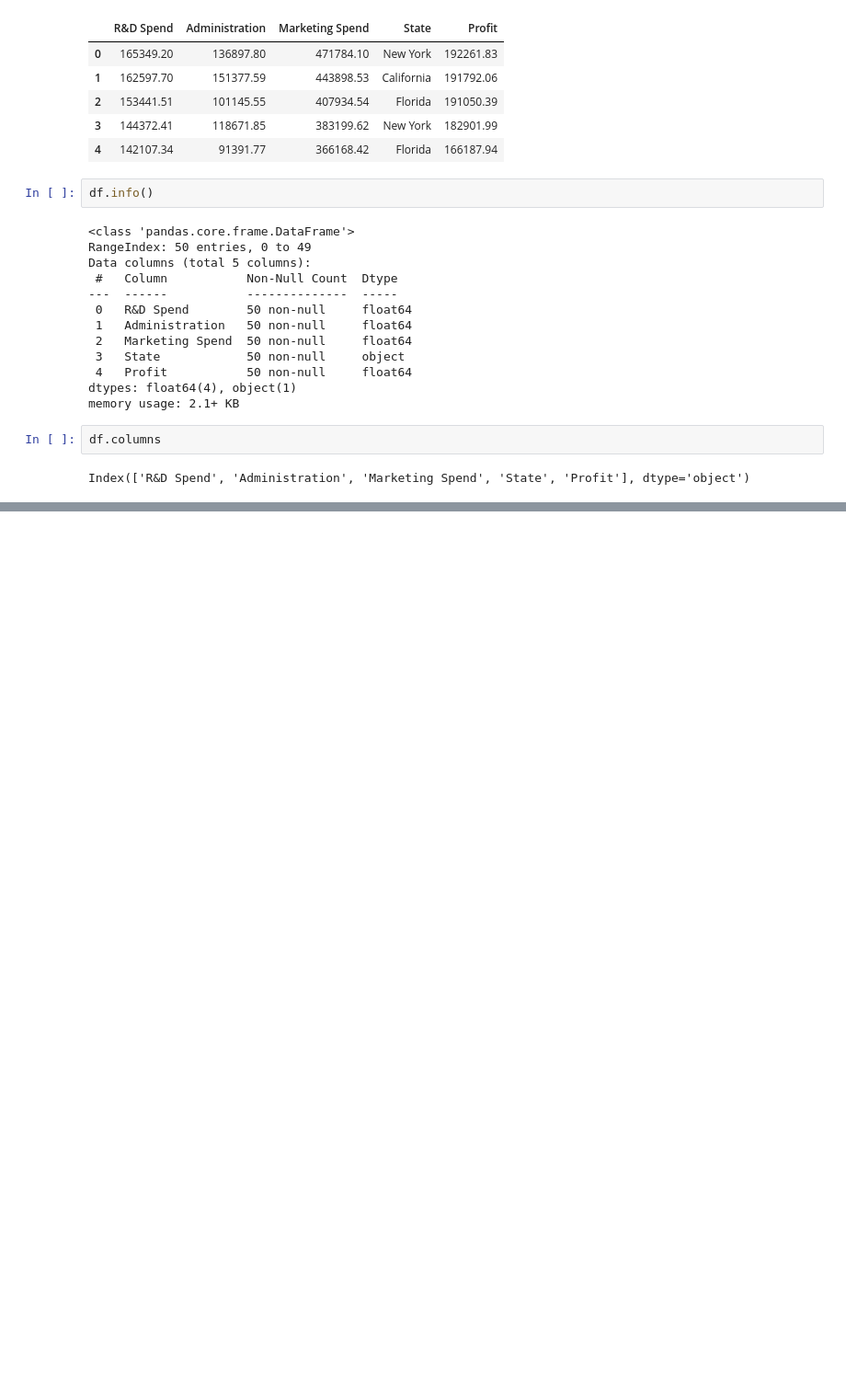
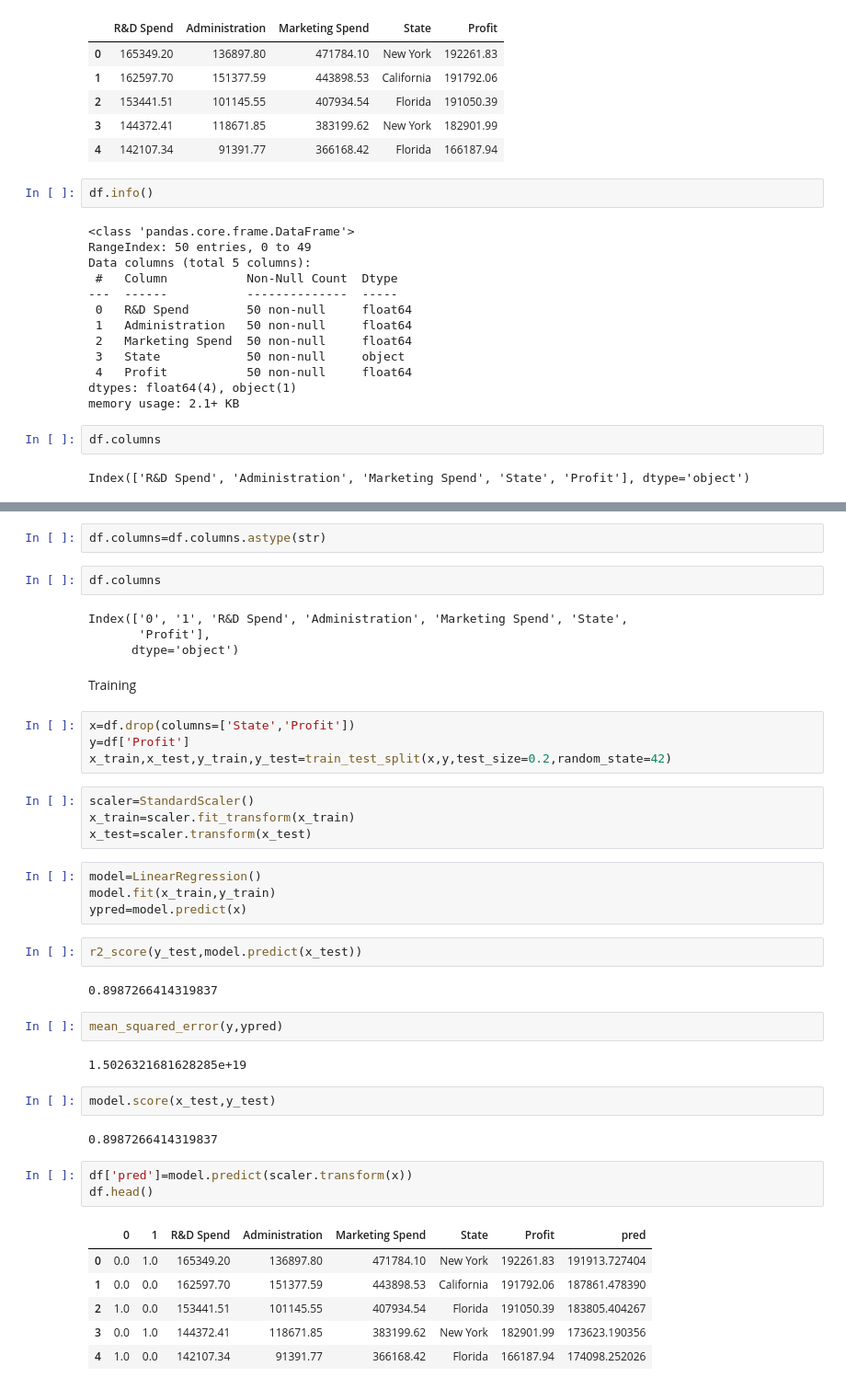
Before and after one commit to somgupta50/machine-learning, a Jupyter notebook: supervised/regression/multiplelinear.ipynb, the cells around one changed output, grey strips where cells are left out. Shown at 92% size. Drawn from its saved outputs; the diff is of its cells as text; blank space fills up the shorter version.

```diff
--- a/supervised/regression/multiplelinear.ipynb
+++ b/supervised/regression/multiplelinear.ipynb
@@ -40,0 +65,44 @@ Index(['R&D Spend', 'Administration', 'Marketing Spend', 'State', 'Profit'], dty
+# %%
+df.columns=df.columns.astype(str)
+# %%
+df.columns
+# %% [output]
+Index(['0', '1', 'R&D Spend', 'Administration', 'Marketing Spend', 'State',
+       'Profit'],
+      dtype='object')
+# %% [markdown]
+Training
+# %%
+x=df.drop(columns=['State','Profit'])
+y=df['Profit']
+x_train,x_test,y_train,y_test=train_test_split(x,y,test_size=0.2,random_state=42)
+# %%
+scaler=StandardScaler()
+x_train=scaler.fit_transform(x_train)
+x_test=scaler.transform(x_test)
+# %%
+model=LinearRegression()
+model.fit(x_train,y_train)
+ypred=model.predict(x)
+# %%
+r2_score(y_test,model.predict(x_test))
+# %% [output]
+0.8987266414319837
+# %%
+mean_squared_error(y,ypred)
+# %% [output]
+1.5026321681628285e+19
+# %%
+model.score(x_test,y_test)
+# %% [output]
+0.8987266414319837
+# %%
+df['pred']=model.predict(scaler.transform(x))
+df.head()
+# %% [output]
+|  | 0 | 1 | R&D Spend | Administration | Marketing Spend | State | Profit | pred |
+| 0 | 0.0 | 1.0 | 165349.20 | 136897.80 | 471784.10 | New York | 192261.83 | 191913.727404 |
+| 1 | 0.0 | 0.0 | 162597.70 | 151377.59 | 443898.53 | California | 191792.06 | 187861.478390 |
+| 2 | 1.0 | 0.0 | 153441.51 | 101145.55 | 407934.54 | Florida | 191050.39 | 183805.404267 |
+| 3 | 0.0 | 1.0 | 144372.41 | 118671.85 | 383199.62 | New York | 182901.99 | 173623.190356 |
+| 4 | 1.0 | 0.0 | 142107.34 | 91391.77 | 366168.42 | Florida | 166187.94 | 174098.252026 |
```
Also changed, not shown: parts of 13 cells of this notebook, 4 other files.
